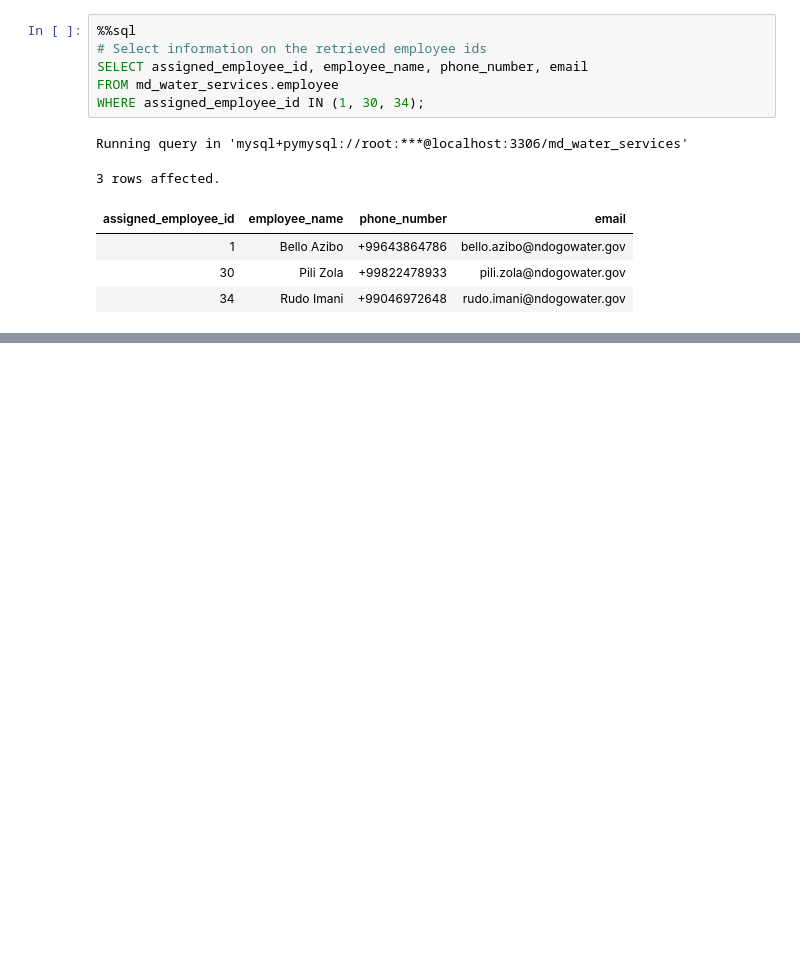
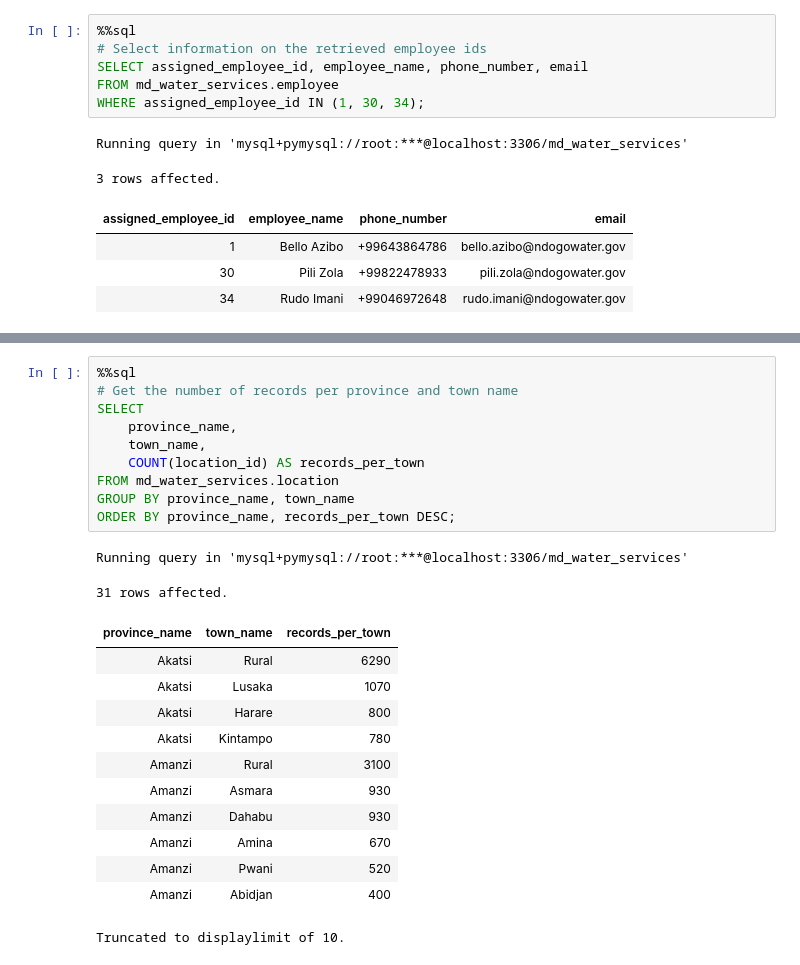
Before and after one commit to kelvinziroh/maji_ndogo, a Jupyter notebook: part_2/maji_ndogo_part2.ipynb, the cells around one changed output, grey strips where cells are left out. Saved outputs shown, nothing was run; the diff lists cells and outputs as text; blank space fills up the shorter version.

Commit message:
Analyse locations in the entity

```diff
--- a/part_2/maji_ndogo_part2.ipynb
+++ b/part_2/maji_ndogo_part2.ipynb
@@ -208,0 +259,25 @@ Running query in 'mysql+pymysql://root:***@localhost:3306/md_water_services'
+# %%
+%%sql
+# Get the number of records per province and town name
+SELECT
+    province_name,
+    town_name,
+    COUNT(location_id) AS records_per_town
+FROM md_water_services.location
+GROUP BY province_name, town_name
+ORDER BY province_name, records_per_town DESC;
+# %% [output]
+Running query in 'mysql+pymysql://root:***@localhost:3306/md_water_services'
+31 rows affected.
+| province_name | town_name | records_per_town |
+| Akatsi | Rural | 6290 |
+| Akatsi | Lusaka | 1070 |
+| Akatsi | Harare | 800 |
+| Akatsi | Kintampo | 780 |
+| Amanzi | Rural | 3100 |
+| Amanzi | Asmara | 930 |
+| Amanzi | Dahabu | 930 |
+| Amanzi | Amina | 670 |
+| Amanzi | Pwani | 520 |
+| Amanzi | Abidjan | 400 |
+Truncated to displaylimit of 10.
```
Also changed, not shown: parts of 13 cells of this notebook.
